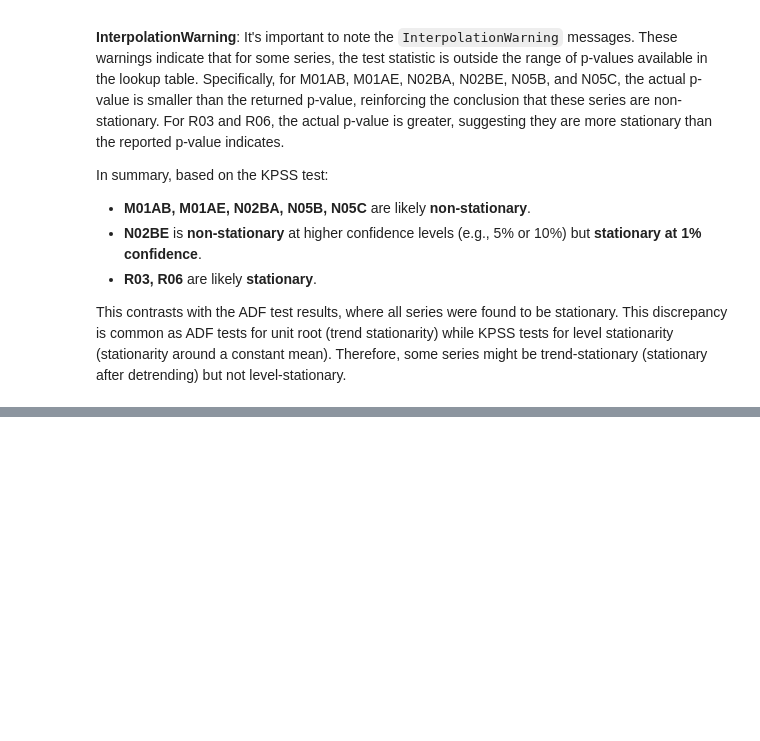
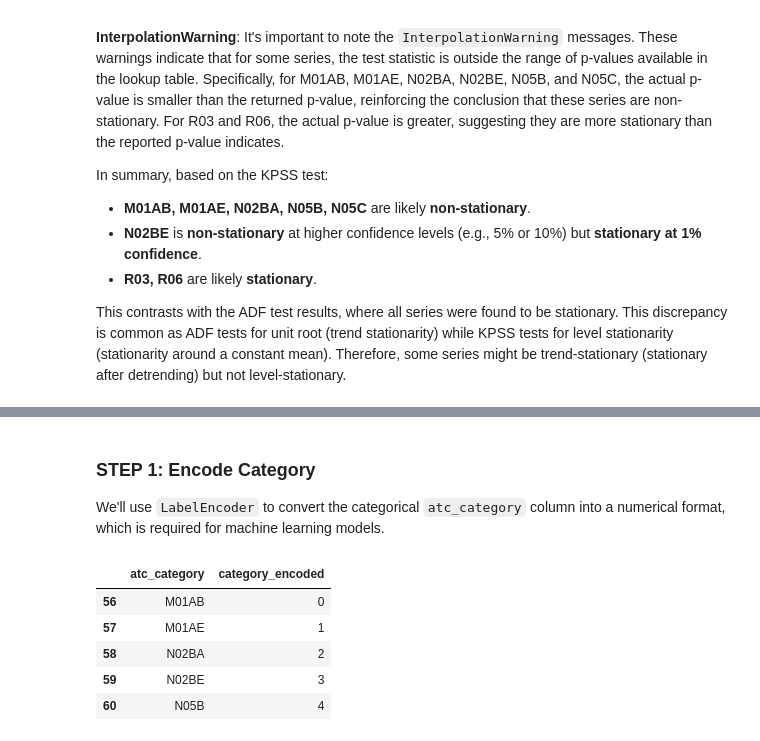
Before and after one commit to Adhi1755/Pharma-Sales-Analysis, a Jupyter notebook: Pharma_sales_data_analysis_and_forecasting.ipynb, the cells around one changed output, grey strips where cells are left out. Saved outputs shown, nothing was run; the diff lists cells and outputs as text; code cells hidden in the pictures; blank space fills up the shorter version.

```diff
--- a/Pharma_sales_data_analysis_and_forecasting.ipynb
+++ b/Pharma_sales_data_analysis_and_forecasting.ipynb
@@ -1157,0 +734,18 @@ Safe MAPE  : 84.06%
+# %% [markdown]
+### **STEP 1: Encode Category**
+
+We'll use `LabelEncoder` to convert the categorical `atc_category` column into a numerical format, which is required for machine learning models.
+# %%
+from sklearn.preprocessing import LabelEncoder
+
+le = LabelEncoder()
+long_df_cleaned['category_encoded'] = le.fit_transform(long_df_cleaned['atc_category'])
+
+display(long_df_cleaned[['atc_category', 'category_encoded']].head())
+# %% [output]
+|  | atc_category | category_encoded |
+| 56 | M01AB | 0 |
+| 57 | M01AE | 1 |
+| 58 | N02BA | 2 |
+| 59 | N02BE | 3 |
+| 60 | N05B | 4 |
```
Also changed, not shown: parts of 35 cells of this notebook.
